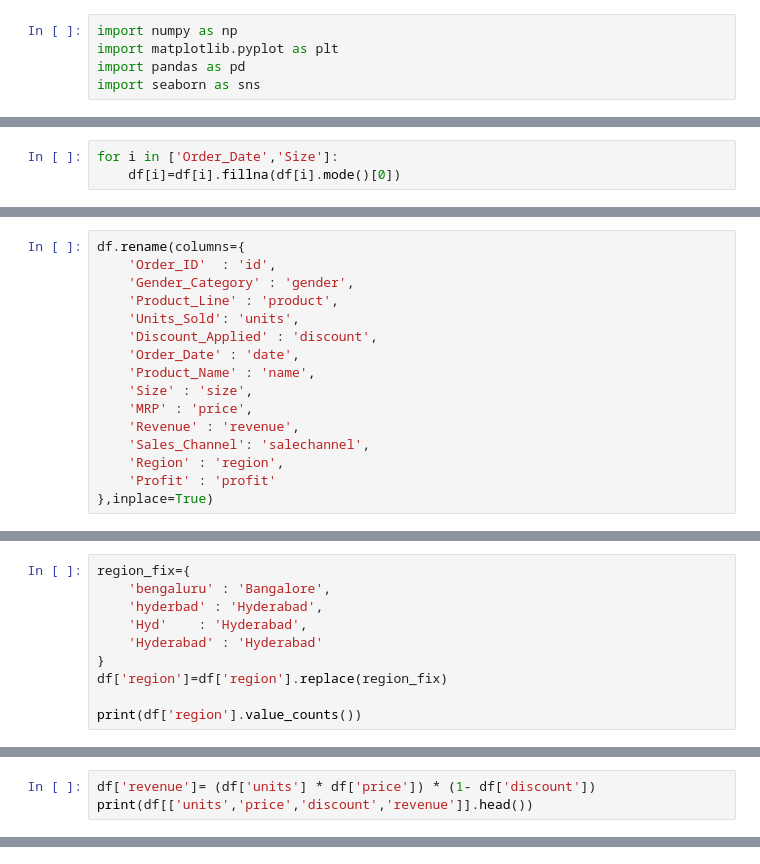
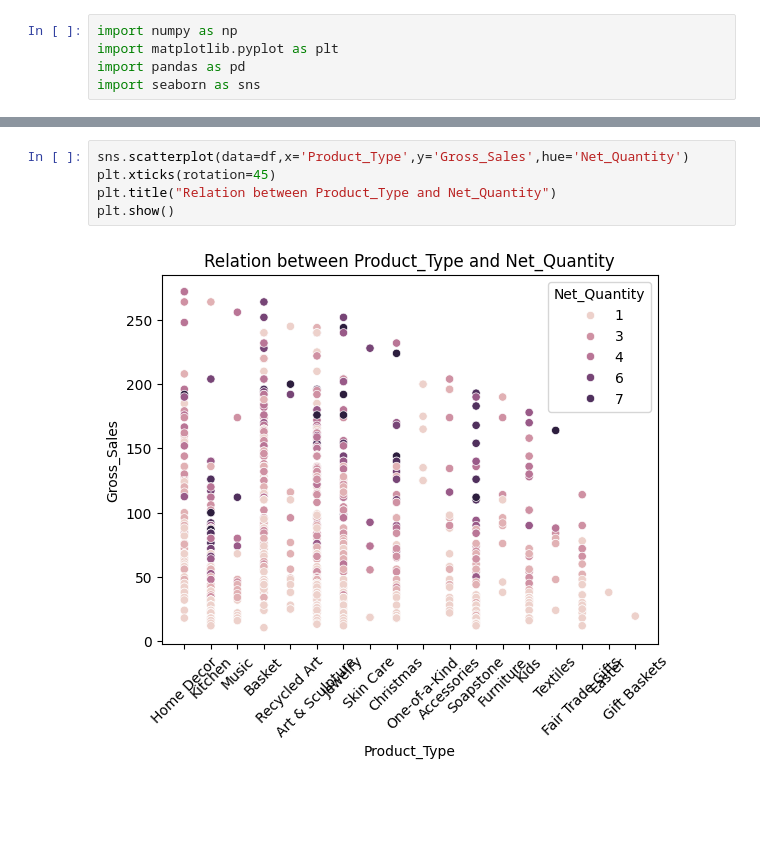
Before and after one commit to Huda-Kc/Data-Science-Portfolio, a Jupyter notebook: EDA/eda_project.ipynb, the cells around one changed output, grey strips where cells are left out. Saved outputs shown, nothing was run; the diff lists cells and outputs as text; blank space fills up the shorter version.

```diff
--- a/EDA/eda_project.ipynb
+++ b/EDA/eda_project.ipynb
@@ -136,3 +552,0 @@ plt.show()
-# %%
-for i in ['Order_Date','Size']:
-    df[i]=df[i].fillna(df[i].mode()[0])
@@ -161,16 +552,0 @@ df[df.duplicated()]
-# %%
-df.rename(columns={
-    'Order_ID'  : 'id',
-    'Gender_Category' : 'gender',
-    'Product_Line' : 'product',
-    'Units_Sold': 'units',
-    'Discount_Applied' : 'discount',
-    'Order_Date' : 'date',
-    'Product_Name' : 'name',
-    'Size' : 'size',
-    'MRP' : 'price',
-    'Revenue' : 'revenue',
-    'Sales_Channel': 'salechannel',
-    'Region' : 'region',
-    'Profit' : 'profit'
-},inplace=True)
@@ -218,10 +552,0 @@ Name: proportion, dtype: float64
-# %%
-region_fix={
-    'bengaluru' : 'Bangalore',
-    'hyderbad' : 'Hyderabad',
-    'Hyd'    : 'Hyderabad',
-    'Hyderabad' : 'Hyderabad'
-}
-df['region']=df['region'].replace(region_fix)
-
-print(df['region'].value_counts())
@@ -333,3 +552,0 @@ df.head()
-# %%
-df['revenue']= (df['units'] * df['price']) * (1- df['discount'])
-print(df[['units','price','discount','revenue']].head())
@@ -473,0 +553,7 @@ plt.show()
+# %%
+sns.scatterplot(data=df,x='Product_Type',y='Gross_Sales',hue='Net_Quantity')
+plt.xticks(rotation=45)
+plt.title("Relation between Product_Type and Net_Quantity")
+plt.show()
+# %% [output]
+[figure, added]
```
Also changed, not shown: parts of 110 cells of this notebook, 20 other files.
